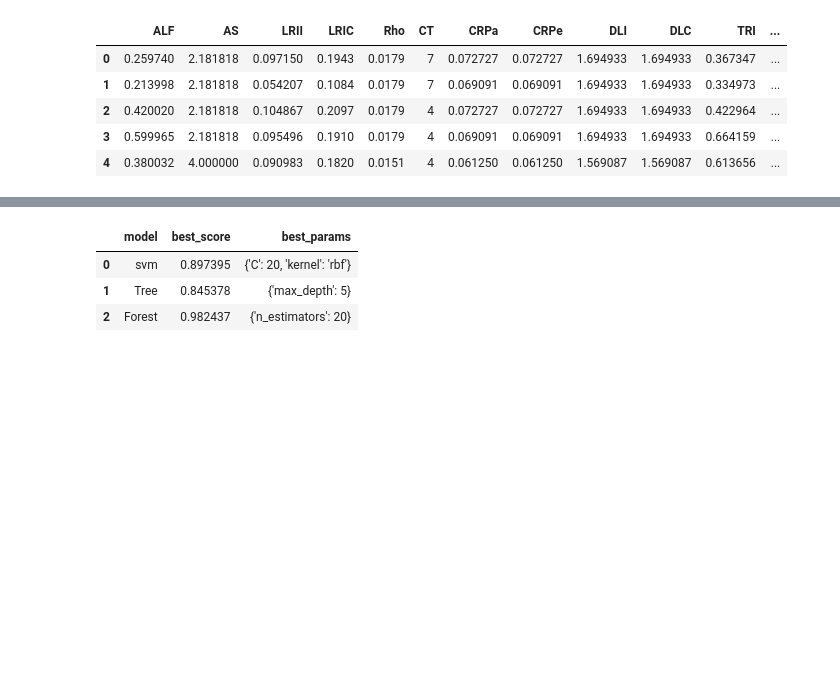
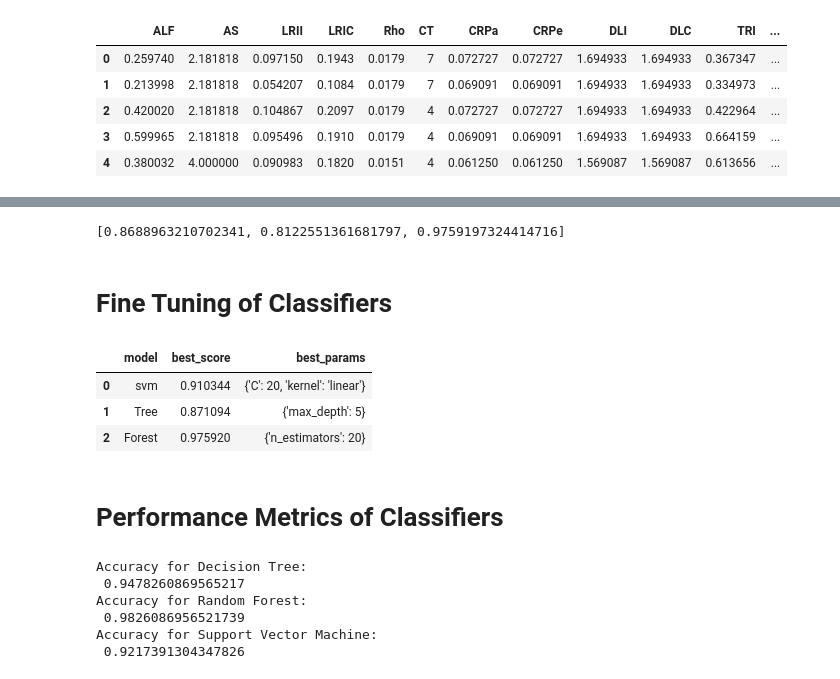
Before and after one commit to Godfred-oops/PROJECTS, a Jupyter notebook: recColumn.ipynb, the cells around one changed output, grey strips where cells are left out. Drawn from its saved outputs; the diff is of its cells as text; code cells hidden in the pictures; blank space fills up the shorter version.

```diff
--- a/recColumn.ipynb
+++ b/recColumn.ipynb
@@ -147,3 +162,3 @@ print(X_sm.shape)
 # %%
 from sklearn.model_selection import train_test_split
-X_train,X_test,y_train,y_test = train_test_split(X_sm,y_sm, test_size = 0.4, random_state = 42)
+X_train,X_test,y_train,y_test = train_test_split(X_sm,y_sm, test_size = 0.2, random_state = 42)
@@ -210,6 +278,19 @@ array([0.95652174, 0.94202899, 0.89855072, 0.86764706, 0.89705882])
 # %%
 from sklearn.svm import SVC
 from sklearn.ensemble import RandomForestClassifier
+# %%
+from sklearn.model_selection import cross_val_score
+model_val = [DecisionTreeClassifier(max_depth = 5), SVC(gamma = 'auto', kernel = 'linear'),
+             RandomForestClassifier(n_estimators =20 )]
+cross_score = []
+for m in model_val:
+    cross_score_validation = cross_val_score(m, X_train, y_train,cv =5)
+    cross_score.append(cross_score_validation.mean())
+cross_score
+# %% [output]
+[0.8688963210702341, 0.8122551361681797, 0.9759197324414716]
+# %% [markdown]
+# Fine Tuning of Classifiers
 # %%
 model_params = {
     'svm': {'model':
@@ -239,20 +320,22 @@ model_params = {
 # %%
 scores = []
 import pandas as pd
 from sklearn.model_selection import GridSearchCV
 for model_name, mp in model_params.items():
-    column = GridSearchCV(mp['model'], mp['params'], cv =10,return_train_score = False)
+    column = GridSearchCV(mp['model'], mp['params'], cv =5,return_train_score = False)
     column.fit(X_train, y_train)
     scores.append({
         'model': model_name,
         'best_score': column.best_score_,
         'best_params': column.best_params_
 
     })
 df = pd.DataFrame(scores, columns = ['model', 'best_score','best_params' ])
 df
 # %% [output]
 |  | model | best_score | best_params |
-| 0 | svm | 0.897395 | {'C': 20, 'kernel': 'rbf'} |
-| 1 | Tree | 0.845378 | {'max_depth': 5} |
-| 2 | Forest | 0.982437 | {'n_estimators': 20} |
+| 0 | svm | 0.910344 | {'C': 20, 'kernel': 'linear'} |
+| 1 | Tree | 0.871094 | {'max_depth': 5} |
+| 2 | Forest | 0.975920 | {'n_estimators': 20} |
+# %% [markdown]
+# Performance Metrics of Classifiers
@@ -258,0 +346,22 @@ df
+# %%
+model = [DecisionTreeClassifier(max_depth = 5),  RandomForestClassifier(n_estimators = 10),
+         SVC(gamma = 'auto', C = 20, kernel = 'rbf')]
+accuracy = []
+confusion = []
+report = []
+for m in model:
+    m.fit(X_train, y_train)
+    y_pred = m.predict(X_test)
+    accuracy.append(accuracy_score(y_test, y_pred))
+    confusion.append(confusion_matrix(y_test, y_pred))
+    report.append(classification_report(y_test, y_pred))
+print('Accuracy for Decision Tree: \n', accuracy[0])
+print('Accuracy for Random Forest: \n', accuracy[1])
+print('Accuracy for Support Vector Machine: \n', accuracy[2])
+# %% [output]
+Accuracy for Decision Tree:
+ 0.9478260869565217
+Accuracy for Random Forest:
+ 0.9826086956521739
+Accuracy for Support Vector Machine:
+ 0.9217391304347826
```
Also changed, not shown: parts of 19 cells of this notebook, 1 other file.
